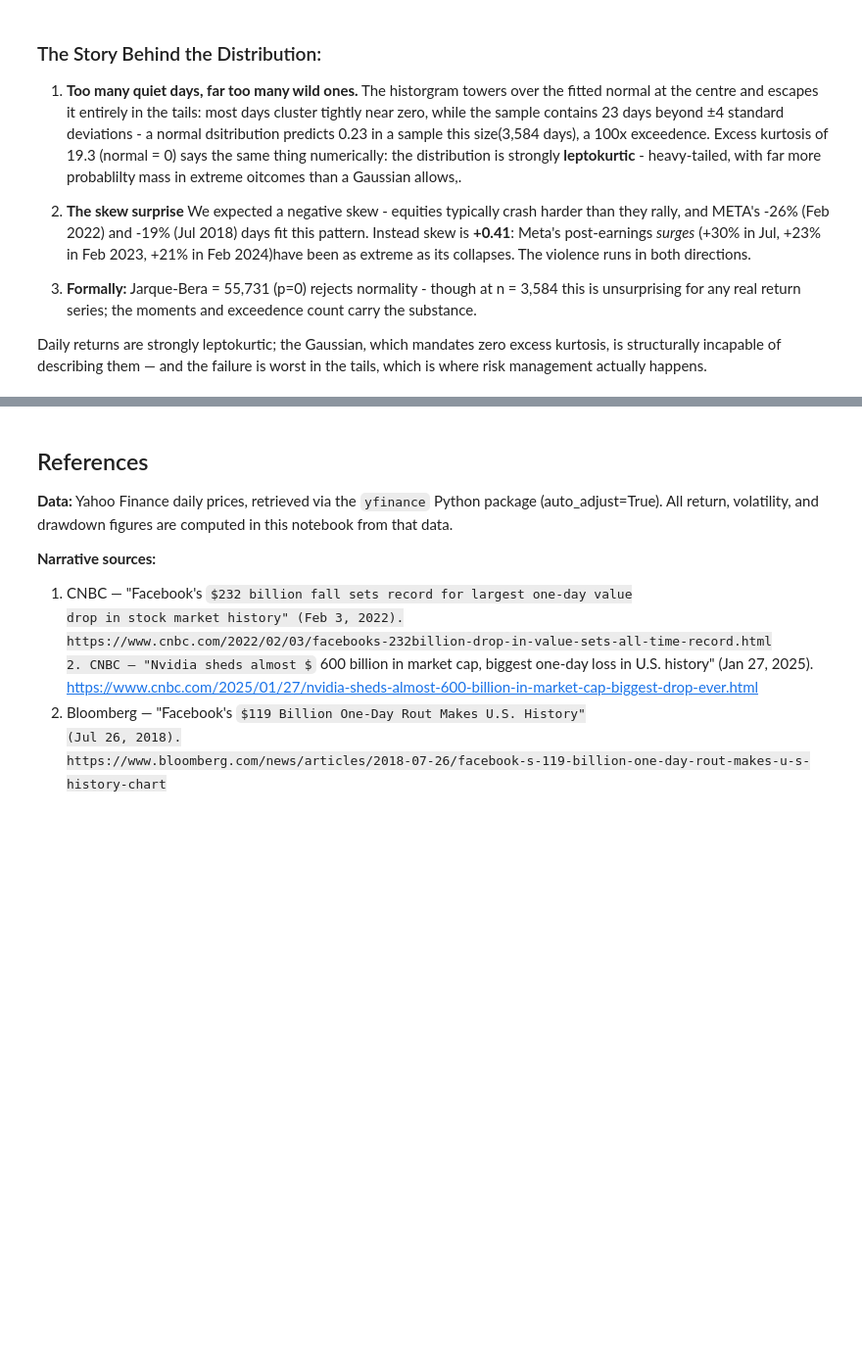
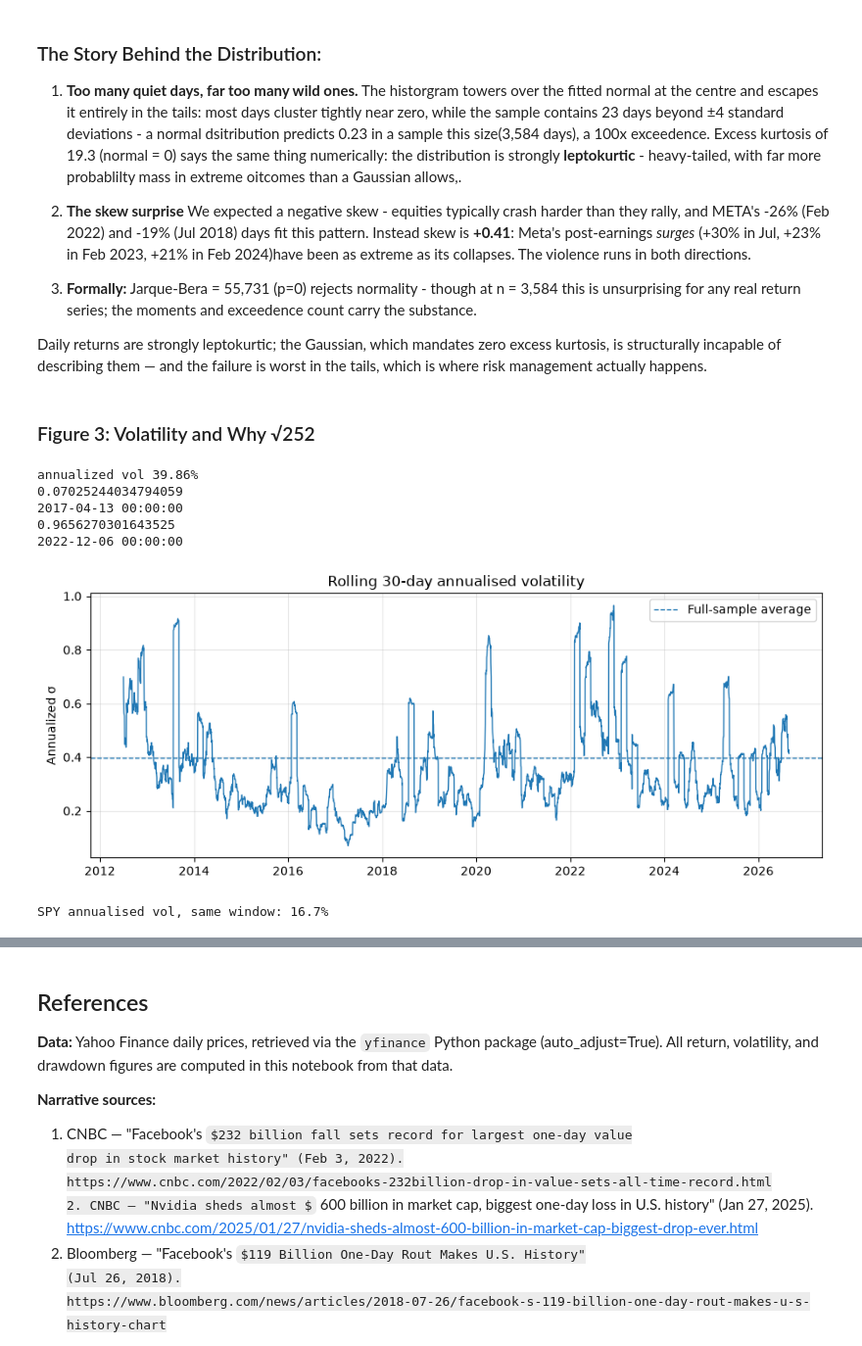
Before and after one commit to alexandret-11/meta-return-analysis, a Jupyter notebook: notebooks/01_meta_return_analysis.ipynb, the cells around one changed output, grey strips where cells are left out. Shown at 98% size. Saved outputs shown, nothing was run; the diff lists cells and outputs as text; code cells hidden in the pictures; some formulas as TeX source; blank space fills up the shorter version.

Commit message:
Add Fig 3: Rolling Volatility

```diff
--- a/notebooks/01_meta_return_analysis.ipynb
+++ b/notebooks/01_meta_return_analysis.ipynb
@@ -210,3 +210,44 @@ days beyond ±4σ: observed 23, normal predicts 0.23
 3. **Formally:** Jarque-Bera = 55,731 (p=0) rejects normality - though at n = 3,584 this is unsurprising for any real return series; the moments and exceedence count carry the substance.
 
 Daily returns are strongly leptokurtic; the Gaussian, which mandates zero excess kurtosis, is structurally incapable of describing them — and the failure is worst in the tails, which is where risk management actually happens.
+# %% [markdown]
+### Figure 3: Volatility and Why √252
+# %%
+ann_vol = r.std() * np.sqrt(252)
+print(f"annualized vol {ann_vol:.2%}")
+
+roll = r.rolling(30).std() * np.sqrt(252)
+# Test
+roll_short = r.rolling(10).std() * np.sqrt(252)
+roll_long = r.rolling(250).std() * np.sqrt(252)
+
+fig, ax = plt.subplots(figsize=(11, 4))
+ax.plot(roll.index, roll.values, lw=1)
+# ax.plot(roll_short.index, roll_short.values, lw=0.5)
+# ax.plot(roll_long.index, roll_long.values, lw=0.5)
+ax.axhline(ann_vol, ls="--", lw=1, label="Full-sample average")
+ax.set_title("Rolling 30-day annualised volatility")
+ax.set_ylabel("Annualized σ")
+ax.legend()
+ax.grid(alpha=0.3)
+
+
+print(roll.min())
+print(roll.idxmin())
+print(roll.max())
+print(roll.idxmax())
+# %% [output]
+annualized vol 39.86%
+0.07025244034794059
+2017-04-13 00:00:00
+0.9656270301643525
+2022-12-06 00:00:00
+[figure, added]
+# %%
+spy = yf.download("SPY", start="2012-05-18", auto_adjust=True, progress=False)
+if isinstance(spy.columns, pd.MultiIndex):
+    spy.columns = spy.columns.get_level_values(0)
+spy_vol = spy["Close"].pct_change().std() * np.sqrt(252)
+print(f"SPY annualised vol, same window: {spy_vol:.1%}")
+# %% [output]
+SPY annualised vol, same window: 16.7%
```
Also changed, not shown: parts of 4 cells of this notebook.
